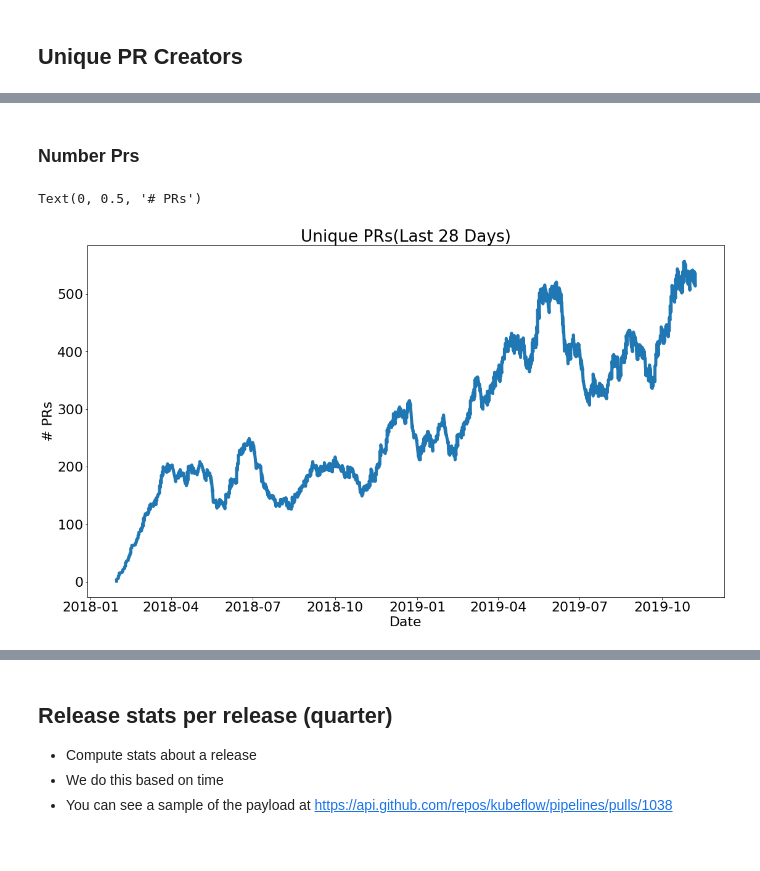
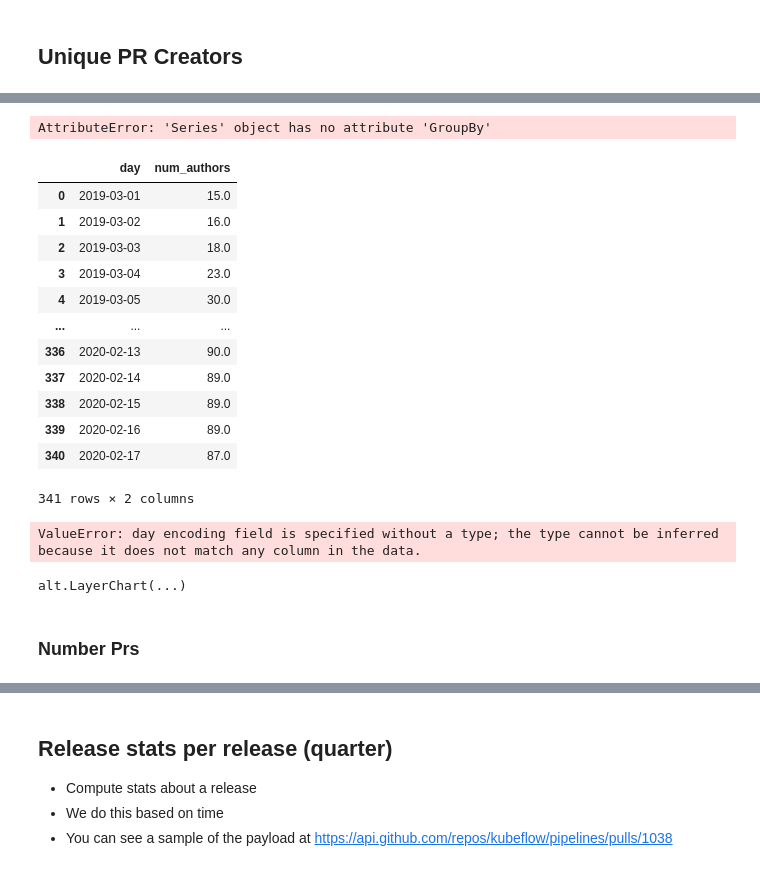
Before and after one commit to kubeflow/community, a Jupyter notebook: scripts/github_stats.ipynb, the cells around one changed output, grey strips where cells are left out. Saved outputs shown, nothing was run; the diff lists cells and outputs as text; code cells hidden in the pictures.

Commit message:
1. Install dependencies inside the notebook using requirements.txt; 2. Start using altair for plots; 3. need to aggregate the timewindows.

```diff
--- a/scripts/github_stats.ipynb
+++ b/scripts/github_stats.ipynb
@@ -113,3 +106,39 @@ Text(0, 0.5, '# Authors')
+# %%
+creators[:30].GroupBy("day")
+# %% [output]
+AttributeError: 'Series' object has no attribute 'GroupBy'
+# %%
+creators_df = pd.DataFrame({"day": creators.index, "num_authors": creators.values})
+creators_df = creators_df.groupby("day", as_index=False).max()
+# %%
+creators_df
+# %% [output]
+|  | day | num_authors |
+| 0 | 2019-03-01 | 15.0 |
+| 1 | 2019-03-02 | 16.0 |
+| 2 | 2019-03-03 | 18.0 |
+| 3 | 2019-03-04 | 23.0 |
+| 4 | 2019-03-05 | 30.0 |
+| ... | ... | ... |
+| 336 | 2020-02-13 | 90.0 |
+| 337 | 2020-02-14 | 89.0 |
+| 338 | 2020-02-15 | 89.0 |
+| 339 | 2020-02-16 | 89.0 |
+| 340 | 2020-02-17 | 87.0 |
+341 rows × 2 columns
+# %%
+import altair as alt
+chart = alt.Chart(creators_df, title= "Unique PR Authors (Last 28 Days)")
+line = chart.mark_line().encode(
+  x= alt.X('day', title = "Day"),
+  y=alt.Y("num_authors", title="# Unique Authors"),
+)
+
+point = line + line.mark_point()
+point.interactive()
+# %% [output]
+ValueError: day encoding field is specified without a type; the type cannot be inferred because it does not match any column in the data.
+alt.LayerChart(...)
 # %% [markdown]
 ### Number Prs
 # %%
@@ -117,15 +146,3 @@ pr_impulse=pd.Series(data=merged_all_prs["pr_id"].values,index=merged_all_prs["p
 pr_impulse=pr_impulse.sort_index()
 
 unique_prs = pr_impulse.rolling('28d').apply(lambda arr: pd.Series(arr).nunique())
-# %%
-
-hf = pylab.figure()
-hf.set_size_inches(18.5, 10.5)
-pylab.plot(unique_prs, linewidth=5)
-ha = pylab.gca()
-ha.set_title("Unique PRs(Last 28 Days)")
-ha.set_xlabel("Date")
-ha.set_ylabel("# PRs")
-# %% [output]
-Text(0, 0.5, '# PRs')
-[figure, removed]
```
Also changed, not shown: parts of 16 cells of this notebook, 2 other files.
